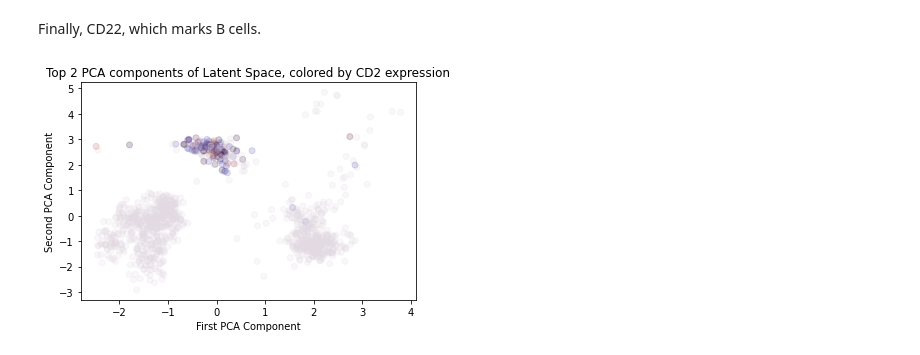
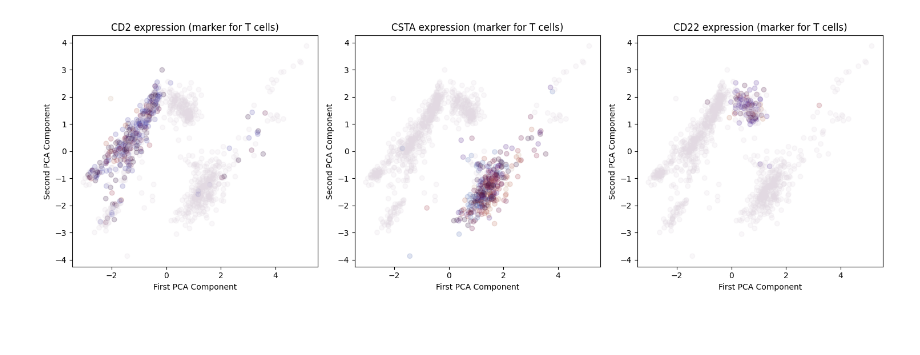
Before and after one commit to pachterlab/CGCCP_2023, a Jupyter notebook: Example/Demo.ipynb, the cells around one changed output. Cells and saved outputs as stored; diff of their text form; code cells hidden in the pictures; blank space fills up the shorter version.

```diff
--- a/Example/Demo.ipynb
+++ b/Example/Demo.ipynb
@@ -343,17 +310,37 @@ plt.show()
-# %% [markdown]
-Finally, CD22, which marks B cells.
-# %%
-marker_abundance = adata[:,adata.var['gene_name']=='CD22']
-
-plt.scatter(X_pca[:,0],X_pca[:,1],c=np.log10(np.asarray(marker_abundance.layers['counts'][:,1].todense()).squeeze()+1),
-                cmap='twilight',
-                alpha=.2)
-plt.xlabel('First PCA Component')
-plt.ylabel('Second PCA Component')
-plt.title(f'Top 2 PCA components of Latent Space, colored by CD2 expression')
-plt.show()
-# %% [output]
-[figure, removed]
+# %%
+fig,ax = plt.subplots(1,3,figsize=(15,5))
+
+X_pca = sc.tl.pca(adata.obsm[f'latent_representation'], svd_solver='arpack')
+marker_abundance = adata[:,adata.var['gene_name']=='CD2']
+ax[0].scatter(X_pca[:,0],X_pca[:,1],c=np.log10(np.asarray(marker_abundance.layers['counts'][:,1].todense()).squeeze()+1),
+                cmap='twilight',
+                alpha=.2)
+ax[0].set_xlabel('First PCA Component')
+ax[0].set_ylabel('Second PCA Component')
+ax[0].set_title(f'CD2 expression (marker for T cells)')
+
+
+
+marker_abundance = adata[:,adata.var['gene_name']=='CSTA']
+ax[1].scatter(X_pca[:,0],X_pca[:,1],c=np.log10(np.asarray(marker_abundance.layers['counts'][:,1].todense()).squeeze()+1),
+                cmap='twilight',
+                alpha=.2)
+ax[1].set_xlabel('First PCA Component')
+ax[1].set_ylabel('Second PCA Component')
+ax[1].set_title(f'CSTA expression (marker for T cells)')
+
+marker_abundance = adata[:,adata.var['gene_name']=='CD22']
+ax[2].scatter(X_pca[:,0],X_pca[:,1],c=np.log10(np.asarray(marker_abundance.layers['counts'][:,1].todense()).squeeze()+1),
+                cmap='twilight',
+                alpha=.2)
+ax[2].set_xlabel('First PCA Component')
+ax[2].set_ylabel('Second PCA Component')
+ax[2].set_title(f'CD22 expression (marker for T cells)')
+
+
+plt.tight_layout();
+# %% [output]
+[figure, added]
 # %%
 t2 = time.time()
 
```
Also changed, not shown: parts of 63 cells of this notebook.
